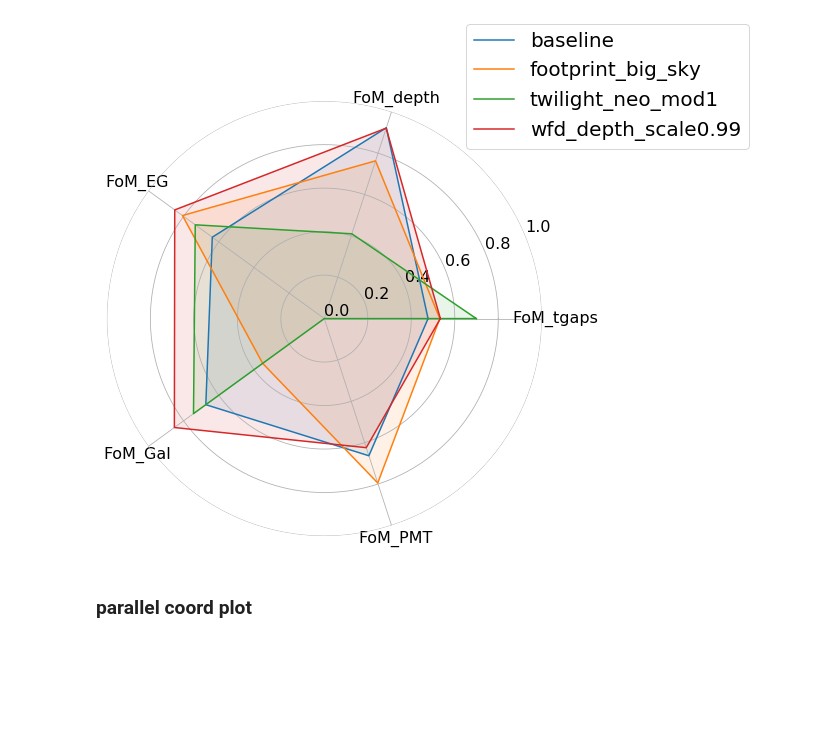
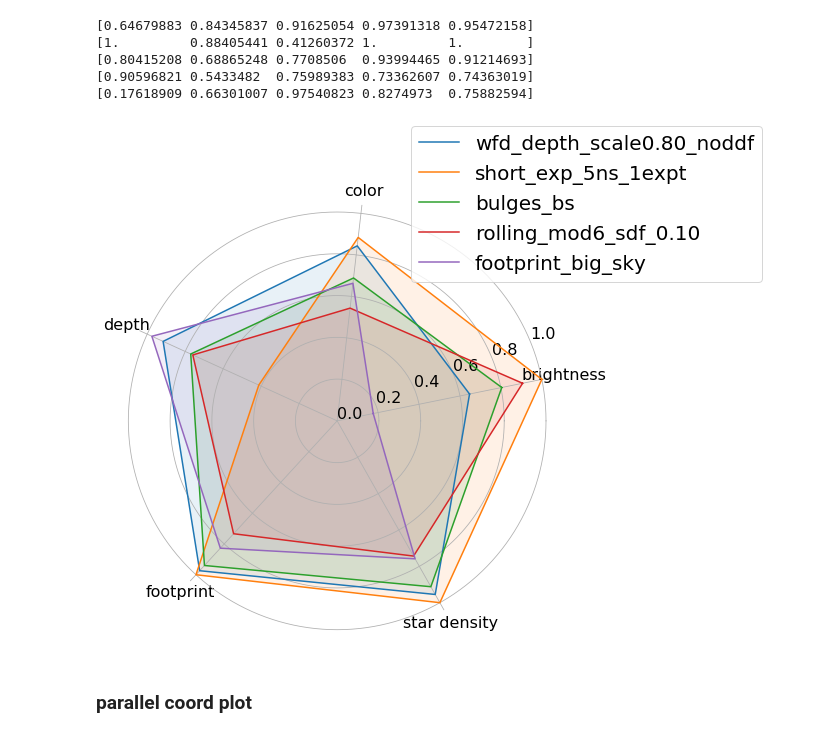
Before and after one commit to fedhere/LSSTunknowns, a Jupyter notebook: timeGaps/plot_radar_parallel.ipynb, the cells around one changed output. Saved outputs shown, nothing was run; the diff lists cells and outputs as text; code cells hidden in the pictures; blank space fills up the shorter version.

```diff
--- a/timeGaps/plot_radar_parallel.ipynb
+++ b/timeGaps/plot_radar_parallel.ipynb
@@ -23,7 +23,7 @@ def plot_radar(r, ax=None, fill=True, figsize=(6,6), **kwargs):
     r.append( r[0] )  # repeat first to close circle
 
     # get angle for each value
-    theta = [n * 2 * np.pi / N  for n in range(N) ]
+    theta = [(n * 2 * np.pi +1 )/ N  for n in range(N) ]
     theta.append( theta[0] )
 
     ax.plot(theta, r, **kwargs)
@@ -119,20 +161,25 @@ for col in cols_all:
 for col in filters:
     df_depth[col] = scale(df_depth[col], mode=1)
 
+'''
 for col in ['FoM_CI', 'FoM_LS', 'FoM_PMT']:
     df_properMotion[col] = scale(df_properMotion[col], mode=1)
+'''
 
-
-df_tgaps['total'] = scale( np.sum(df_tgaps[ cols_all ], axis=1) )
+df_tgapsCol = df_tgaps.copy()
+df_tgapsCol['total'] = scale( np.sum(df_tgaps[ cols_diff ], axis=1) )
+df_tgapsEvol = df_tgaps.copy()
+df_tgapsEvol['total'] = scale( np.sum(df_tgaps[ cols_same ], axis=1) )
 df_nfields['total'] = scale( np.sum(df_nfields[ cols_all ], axis=1) )
 df_nstar['total'] = scale( np.sum(df_nstar[ cols_all ], axis=1) )
 df_depth['total'] = scale( np.sum(df_depth[ filters ], axis=1) )
 
-df_properMotion['total'] = scale( np.sum(df_properMotion[ cols_pm ], axis=1) )
+#df_properMotion['total'] = scale( np.sum(df_properMotion[ cols_pm ], axis=1) )
 # %%
-df_radar = df_properMotion.copy()
+df_radar = df_names.copy()
 
-df_radar['FoM_tgaps'] = df_tgaps['total']
+df_radar['FoM_tgapsCol'] = df_tgapsCol['total']
+df_radar['FoM_tgapsEvol'] = df_tgapsEvol['total']
 df_radar['FoM_EG'] = df_nfields['total']
 df_radar['FoM_Gal'] = df_nstar['total']
 df_radar['FoM_depth'] = df_depth['total']
@@ -151,27 +268,46 @@ df_radar.head()
 # %%
-dbnames = [ 'baseline_v1.5_10yrs', 'footprint_big_skyv1.5_10yrs',
-           'twilight_neo_mod1_v1.5_10yrs',
-           'wfd_depth_scale0.99_v1.5_10yrs']
+dbnames = [ 'wfd_depth_scale0.80_noddf_v1.5_10yrs',
+           'short_exp_5ns_1expt_v1.5_10yrs',
+           'bulges_bs_v1.5_10yrs',
+           'rolling_mod6_sdf_0.10_v1.5_10yrs',
 
-FoMvars = ['FoM_tgaps', 'FoM_depth', 'FoM_EG', 'FoM_Gal', 'FoM_PMT']
+           #'baseline_v1.5_10yrs',
+           'footprint_big_skyv1.5_10yrs']
+           #'twilight_neo_mod2_v1.5_10yrs', #'rolling_mod6_sdf_0.20_v1.5_10yrs',
+          # 'footprint_newBv1.5_10yrs',
+          #'rolling_mod6_sdf_0.10_v1.5_10yrs']
+#           'wfd_depth_scale0.99_v1.5_10yrs']
+
+FoMvars = ['FoM_tgapsEvol', 'FoM_tgapsCol', 'FoM_depth', 'FoM_EG', 'FoM_Gal']#, 'FoM_PMT']
 
 
 fig, ax = plt.subplots(1,1,figsize=(8,8), subplot_kw={'projection': 'polar'} )
 
 for dbname in dbnames:
     r = df_radar[ df_radar.db==dbname ][FoMvars].values.flatten()
 
     label = dbname.replace("_v1.5_10yrs", "").replace("v1.5_10yrs", "")
+    print(r)
     ax = plot_radar(r=r, label=label, fill=True, ax=ax)
 
-ax.set_xticklabels(FoMvars, );
+    FoMvarsnames = ['brightness',
+            "color",
+           "depth",
+            "footprint",
+                    "star density"]#, 'FoM_PMT']
+ax.set_xticklabels(FoMvarsnames, );
 ax.set_yticks([0, .2, .4, .6, .8, 1])
 #ax.set_rlabel_position(0)
 plt.legend(loc='upper right', bbox_to_anchor=(1.5, 1.2))
 
 plt.savefig("figures/radar.pdf", bbox_inches='tight')
 # %% [output]
+[0.64679883 0.84345837 0.91625054 0.97391318 0.95472158]
+[1.         0.88405441 0.41260372 1.         1.        ]
+[0.80415208 0.68865248 0.7708506  0.93994465 0.91214693]
+[0.90596821 0.5433482  0.75989383 0.73362607 0.74363019]
+[0.17618909 0.66301007 0.97540823 0.8274973  0.75882594]
-[figure, old version]
+[figure, new version]
 # %% [markdown]
 ### parallel coord plot
 # %%
```
Also changed, not shown: parts of 13 cells of this notebook, 1 other file.
